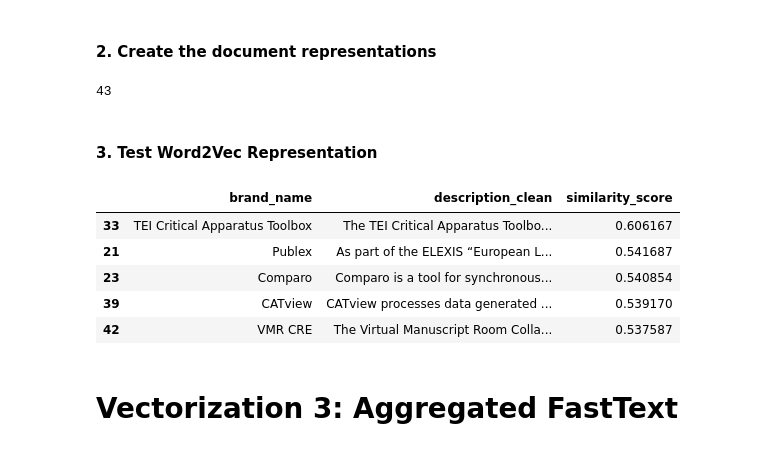
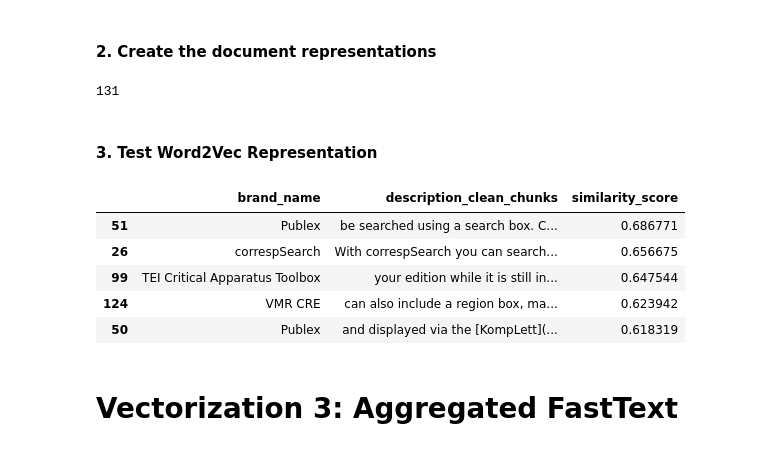
Before and after one commit to andwzn/retrieval-augmented-generation-experiment, a Jupyter notebook: rag_experiment_1.ipynb, the cells around one changed output. Drawn from its saved outputs; the diff is of its cells as text; code cells hidden in the pictures.

Commit message:
modified word2vec to support chunking

```diff
--- a/rag_experiment_1.ipynb
+++ b/rag_experiment_1.ipynb
@@ -595,44 +595,44 @@ def get_word2vec_vector(words, model):
     return np.mean(vectors, axis=0)
 
 # Apply the function to create aggregated vectors
-word2vec = edition_software_info['description_preprocessed'].apply(lambda x: get_word2vec_vector(x, word2vec_model))
+word2vec = edition_software_info_chunked['description_preprocessed_chunks'].apply(lambda x: get_word2vec_vector(x, word2vec_model))
 
 # Convert the Series of 1D arrays to a 2D numpy array (to calculate the cosine similarity later on)
 word2vec_array = np.array(word2vec.tolist())
 len(word2vec_array)
 # %% [output]
-43
+131
 # %% [markdown]
 #### 3. Test Word2Vec Representation
 # %%
-query = 'I need a nice presentation search for my letter edition'
+query = 'I need a search capability for my edition of letters'
 # Preprocess the query
 query = preprocess(stopwords_combined, query)
 # get vector representation of the query using word2vec
 query_word2vec = get_word2vec_vector(query, word2vec_model)
 # Reshape the query vector to be a 2D array with one row
 query_word2vec = query_word2vec.reshape(1, -1)
 
 # Compute cosine similarity between the query and the documents
 similarities = cosine_similarity(query_word2vec, word2vec_array)
 
 similarity_df = pd.DataFrame({
     'similarity_score': similarities.flatten()
 })
 
-result_df = pd.concat([edition_software_info[["brand_name","description_clean"]], similarity_df], axis=1)
+result_df = pd.concat([edition_software_info_chunked[["brand_name","description_clean_chunks"]], similarity_df], axis=1)
 result_df_sorted = result_df.sort_values(by='similarity_score', ascending=False)
 
 # print the top 3 description, that might be relevant to our query
 with pd.option_context('display.max_colwidth', None):
-    display(result_df_sorted[['brand_name','description_clean', 'similarity_score']].head(5))
+    display(result_df_sorted[['brand_name','description_clean_chunks', 'similarity_score']].head(5))
 # %% [output]
-|  | brand_name | description_clean | similarity_score |
-| 33 | TEI Critical Apparatus Toolbox | The TEI Critical Apparatus Toolbo... | 0.606167 |
-| 21 | Publex | As part of the ELEXIS “European L... | 0.541687 |
-| 23 | Comparo | Comparo is a tool for synchronous... | 0.540854 |
-| 39 | CATview | CATview processes data generated ... | 0.539170 |
-| 42 | VMR CRE | The Virtual Manuscript Room Colla... | 0.537587 |
+|  | brand_name | description_clean_chunks | similarity_score |
+| 51 | Publex | be searched using a search box. C... | 0.686771 |
+| 26 | correspSearch | With correspSearch you can search... | 0.656675 |
+| 99 | TEI Critical Apparatus Toolbox | your edition while it is still in... | 0.647544 |
+| 124 | VMR CRE | can also include a region box, ma... | 0.623942 |
+| 50 | Publex | and displayed via the [KompLett](... | 0.618319 |
 # %% [markdown]
 # Vectorization 3: Aggregated FastText
 # %% [markdown]
```
